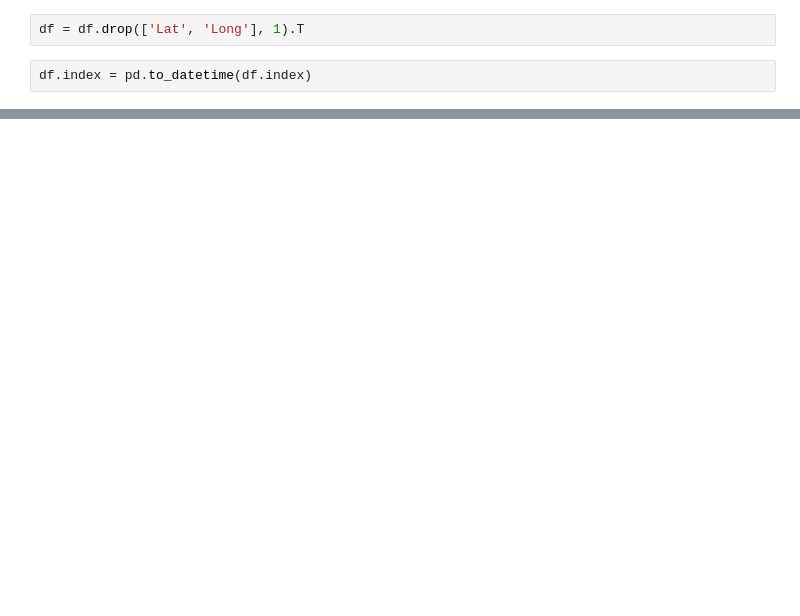
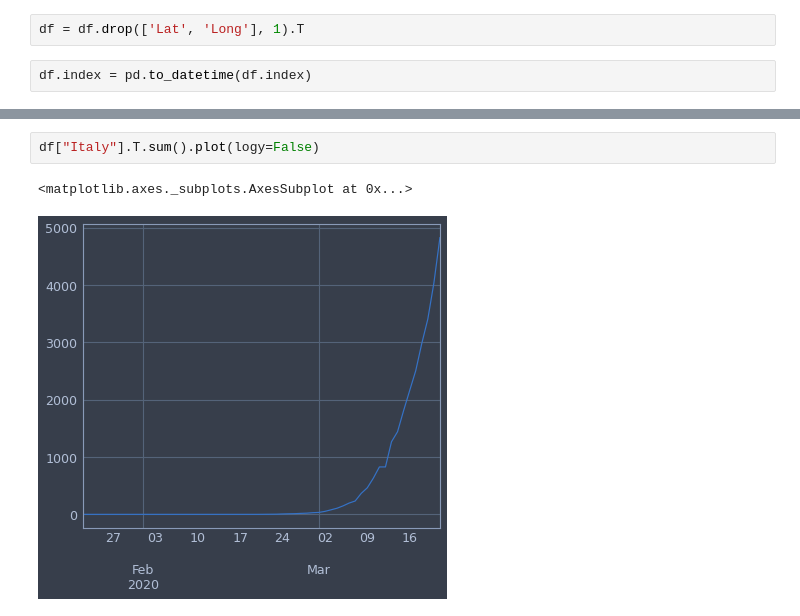
Before and after one commit to pcjedi/notebooks, a Jupyter notebook: corona.ipynb, the cells around one changed output, grey strips where cells are left out. Saved outputs shown, nothing was run; the diff lists cells and outputs as text; blank space fills up the shorter version.

```diff
--- a/corona.ipynb
+++ b/corona.ipynb
@@ -127,0 +114,5 @@ plt.show()
+# %%
+df["Italy"].T.sum().plot(logy=False)
+# %% [output]
+<matplotlib.axes._subplots.AxesSubplot at 0x...>
+[figure, added]
```
Also changed, not shown: parts of 17 cells of this notebook, 2 other files.
